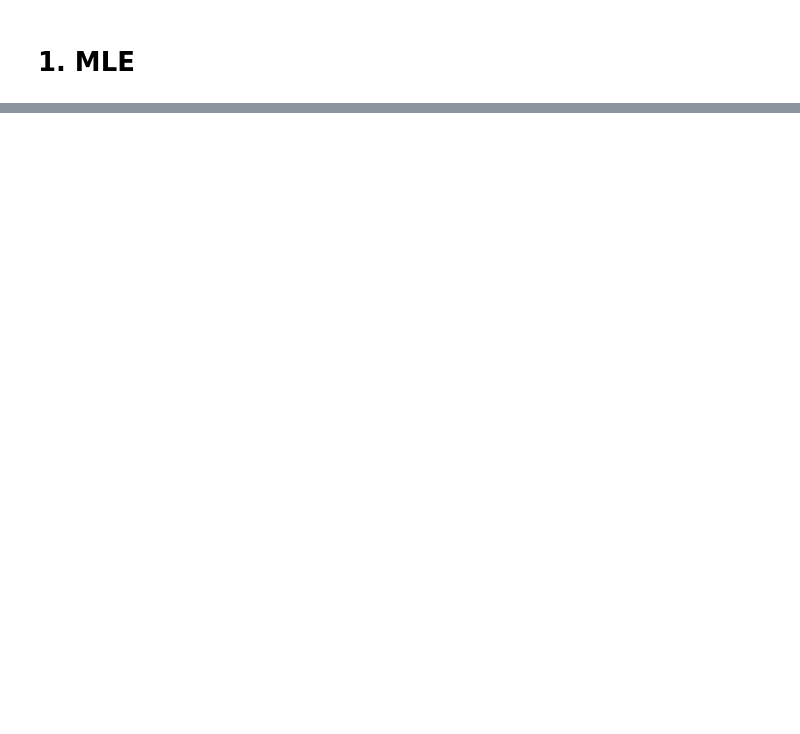
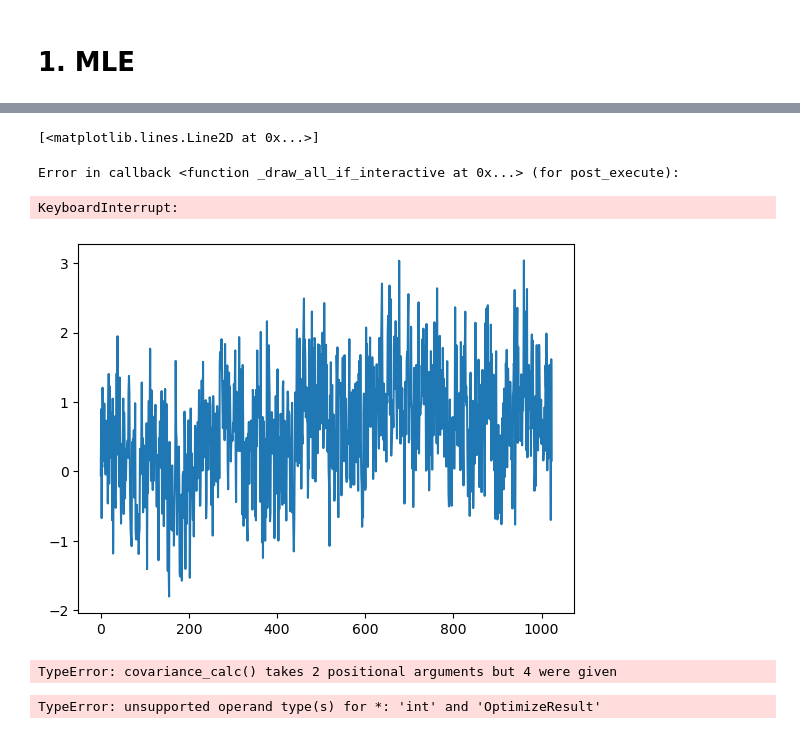
Before and after one commit to Jamjam1729/Dissertation, a Jupyter notebook: Dissertation.ipynb, the cells around one changed output, grey strips where cells are left out. Drawn from its saved outputs; the diff is of its cells as text; code cells hidden in the pictures; blank space fills up the shorter version.

```diff
--- a/Dissertation.ipynb
+++ b/Dissertation.ipynb
@@ -98,0 +135,7 @@ array([-0.05709538,  0.89753254, -0.67302038, ..., -0.7006463 ,
+# %%
+plt.plot(sample_fbm)
+# %% [output]
+[<matplotlib.lines.Line2D at 0x...>]
+Error in callback <function _draw_all_if_interactive at 0x...> (for post_execute):
+KeyboardInterrupt:
+[figure, added]
@@ -98,0 +155,4 @@ array([-0.05709538,  0.89753254, -0.67302038, ..., -0.7006463 ,
+# %%
+obj_MLE(0.99, sample_fbm)
+# %% [output]
+TypeError: covariance_calc() takes 2 positional arguments but 4 were given
@@ -98,0 +169,4 @@ array([-0.05709538,  0.89753254, -0.67302038, ..., -0.7006463 ,
+# %%
+fbm_MLE(sample_fbm)
+# %% [output]
+TypeError: unsupported operand type(s) for *: 'int' and 'OptimizeResult'
```
Also changed, not shown: parts of 11 cells of this notebook.
